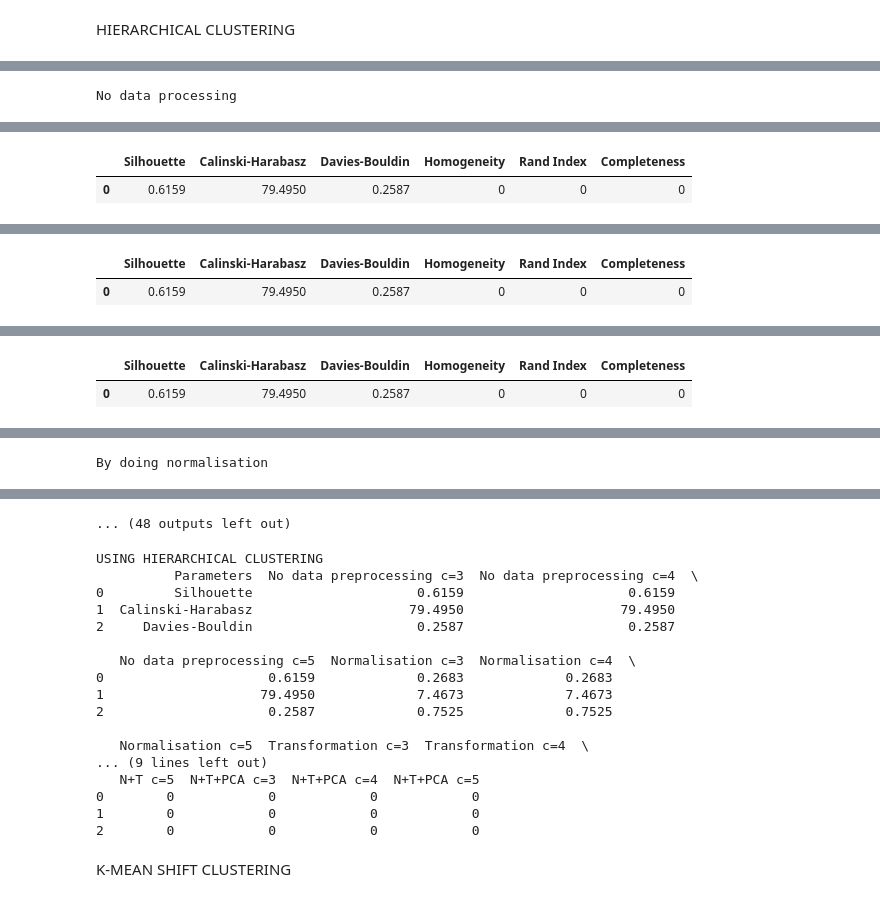
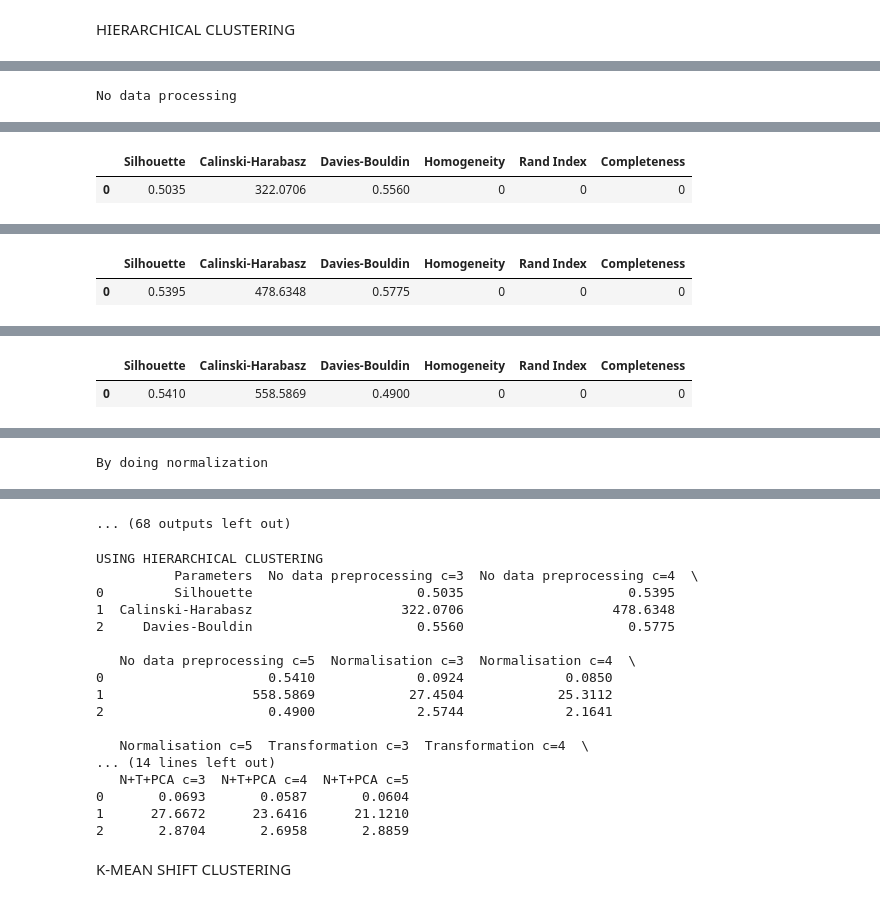
Before and after one commit to arushi-midha/clustering_analysis, a Jupyter notebook: clustering_analysis.ipynb, the cells around one changed output, grey strips where cells are left out. Saved outputs shown, nothing was run; the diff lists cells and outputs as text; code cells hidden in the pictures.

```diff
--- a/clustering_analysis.ipynb
+++ b/clustering_analysis.ipynb
@@ -193,49 +182,55 @@ def run_clustering():
 # %%
 print("No data processing")
 run_clustering()
 
-print("By doing normalisation")
-normalisation = setup(data=mydataset,normalize = True, normalize_method = 'zscore', verbose=False)
+print("By doing normalization")
+normalisation = setup(data=mydataset, normalize=True, verbose=False)
 run_clustering()
 
 print("By doing transformation")
-transformation=setup(data=mydataset,transformation = True, transformation_method = 'yeo-johnson', verbose=False)
+transformation = setup(data=mydataset, transformation=True, transformation_method='yeo-johnson', verbose=False)
 run_clustering()
 
 print("By doing PCA")
-pca=setup(data=mydataset,transformation = True,pca = True, pca_method = 'linear', verbose=False)
+pca = setup(data=mydataset, pca=True, pca_method='linear', verbose=False)
 run_clustering()
 
-print("By doing Normalisation+Transformation")
-nt=setup(data=mydataset,transformation = True, normalize = True,normalize_method = 'zscore',
-      transformation_method = 'yeo-johnson', verbose=False)
+print("By doing Normalisation + Transformation")
+nt = setup(data=mydataset, normalize=True, transformation=True, normalize_method='zscore', transformation_method='yeo-johnson', verbose=False)
 run_clustering()
 
-print("By doing Normalisation+Transformation+PCA")
-ntpca=setup(data=mydataset,transformation = True, normalize = True, pca = True,
-      normalize_method = 'zscore', transformation_method = 'yeo-johnson',
-      pca_method = 'linear',  verbose=False)
+print("By doing Normalisation + PCA")
+npca = setup(data=mydataset, normalize=True, pca=True, normalize_method='zscore', pca_method='linear', verbose=False)
 run_clustering()
+
+print("By doing Transformation + PCA")
+tpca = setup(data=mydataset, transformation=True, pca=True, transformation_method='yeo-johnson', pca_method='linear', verbose=False)
+run_clustering()
+
+print("By doing Normalisation + Transformation + PCA")
+ntpca = setup(data=mydataset, normalize=True, transformation=True, pca=True, normalize_method='zscore', transformation_method='yeo-johnson', pca_method='linear', verbose=False)
+run_clustering()
 # %% [output]
 No data processing
 [interactive output not drawn]
 |  | Silhouette | Calinski-Harabasz | Davies-Bouldin | Homogeneity | Rand Index | Completeness |
-| 0 | 0.6159 | 79.4950 | 0.2587 | 0 | 0 | 0 |
+| 0 | 0.5035 | 322.0706 | 0.5560 | 0 | 0 | 0 |
 [interactive output not drawn]
 [interactive output not drawn]
 |  | Silhouette | Calinski-Harabasz | Davies-Bouldin | Homogeneity | Rand Index | Completeness |
-| 0 | 0.6159 | 79.4950 | 0.2587 | 0 | 0 | 0 |
+| 0 | 0.5395 | 478.6348 | 0.5775 | 0 | 0 | 0 |
 [interactive output not drawn]
 [interactive output not drawn]
 |  | Silhouette | Calinski-Harabasz | Davies-Bouldin | Homogeneity | Rand Index | Completeness |
-| 0 | 0.6159 | 79.4950 | 0.2587 | 0 | 0 | 0 |
+| 0 | 0.5410 | 558.5869 | 0.4900 | 0 | 0 | 0 |
 [interactive output not drawn]
-By doing normalisation
+By doing normalization
 [interactive output not drawn]
-... (48 outputs left out)
+... (68 outputs left out)
 # %%
 import pandas as pd
 pd.set_option('display.max_columns', None)
+
 
 columns = ["Parameters",
            "No data preprocessing c=3", "No data preprocessing c=4", "No data preprocessing c=5",
@@ -243,6 +238,8 @@ columns = ["Parameters",
            "Transformation c=3", "Transformation c=4", "Transformation c=5",
            "PCA c=3", "PCA c=4", "PCA c=5",
            "N+T c=3", "N+T c=4", "N+T c=5",
+           "N+PCA c=3", "N+PCA c=4", "N+PCA c=5",
+           "T+PCA c=3", "T+PCA c=4", "T+PCA c=5",
            "N+T+PCA c=3", "N+T+PCA c=4", "N+T+PCA c=5"]
 
 
@@ -252,30 +249,29 @@ data = [
     ["Davies-Bouldin"] + dav_values
 ]
 
-# Create a DataFrame
 df = pd.DataFrame(data, columns=columns)
 
-# Print the DataFrame
+
 print("USING HIERARCHICAL CLUSTERING")
 print(df)
 # %% [output]
 USING HIERARCHICAL CLUSTERING
           Parameters  No data preprocessing c=3  No data preprocessing c=4  \
-0         Silhouette                     0.6159                     0.6159
-1  Calinski-Harabasz                    79.4950                    79.4950
-2     Davies-Bouldin                     0.2587                     0.2587
+0         Silhouette                     0.5035                     0.5395
+1  Calinski-Harabasz                   322.0706                   478.6348
+2     Davies-Bouldin                     0.5560                     0.5775
 
    No data preprocessing c=5  Normalisation c=3  Normalisation c=4  \
-0                     0.6159             0.2683             0.2683
-1                    79.4950             7.4673             7.4673
-2                     0.2587             0.7525             0.7525
+0                     0.5410             0.0924             0.0850
+1                   558.5869            27.4504            25.3112
+2                     0.4900             2.5744             2.1641
 
    Normalisation c=5  Transformation c=3  Transformation c=4  \
-... (9 lines left out)
-   N+T c=5  N+T+PCA c=3  N+T+PCA c=4  N+T+PCA c=5
-0        0            0            0            0
-1        0            0            0            0
-2        0            0            0            0
+... (14 lines left out)
+   N+T+PCA c=3  N+T+PCA c=4  N+T+PCA c=5
+0       0.0693       0.0587       0.0604
+1      27.6672      23.6416      21.1210
+2       2.8704       2.6958       2.8859
 # %% [markdown]
 K-MEAN SHIFT CLUSTERING
 # %%
```
Also changed, not shown: parts of 9 cells of this notebook.
